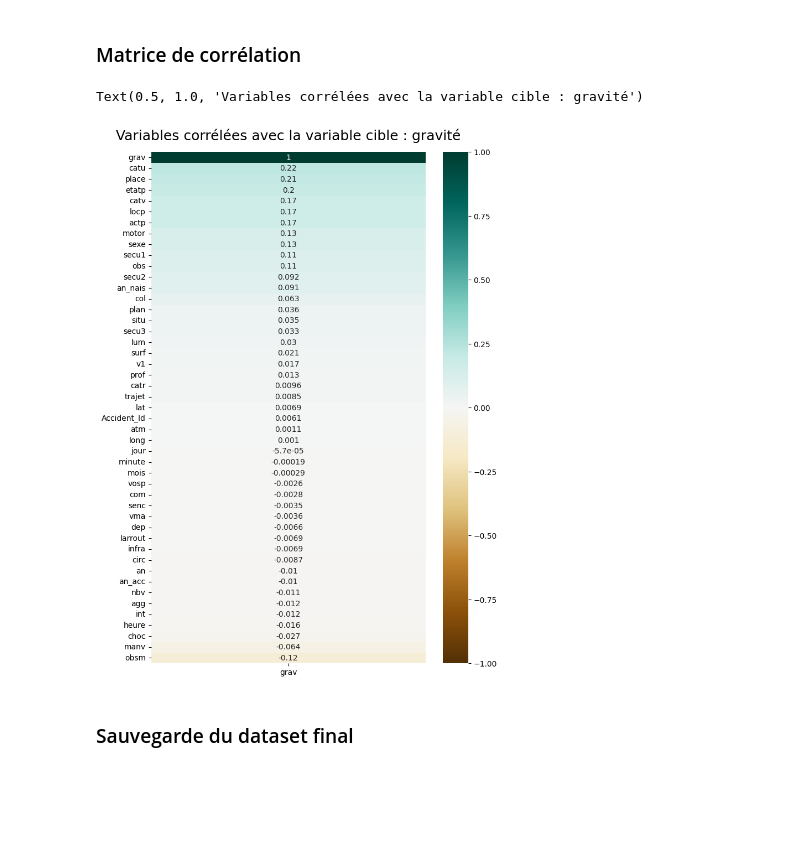
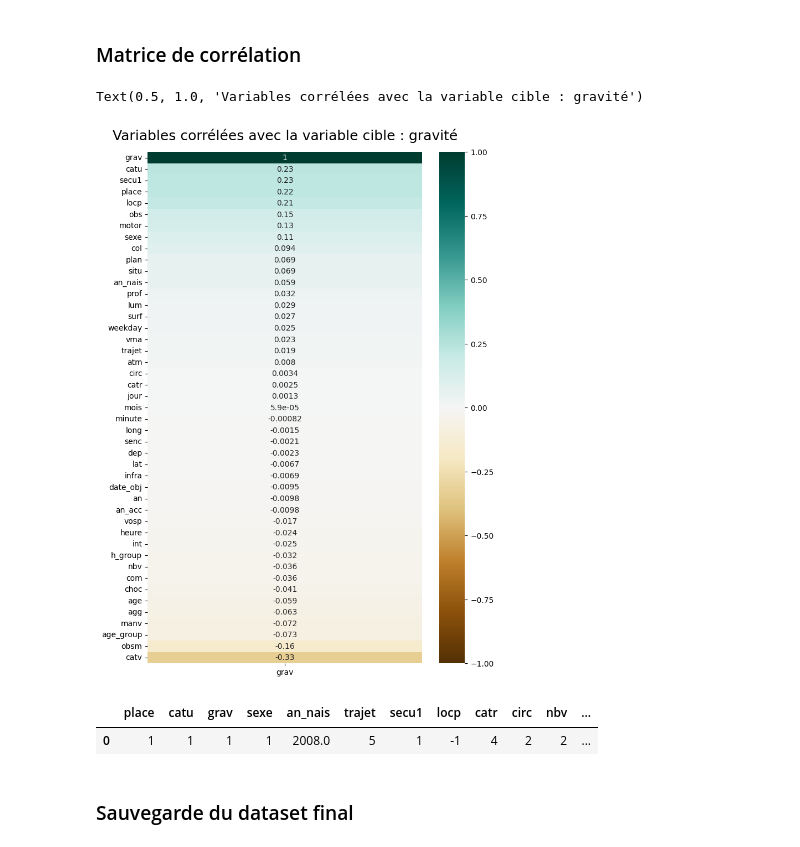
Before and after one commit to Nujadn/accident_route, a Jupyter notebook: brouillon.ipynb, the cells around one changed output. Saved outputs shown, nothing was run; the diff lists cells and outputs as text; code cells hidden in the pictures; blank space fills up the shorter version.

```diff
--- a/brouillon.ipynb
+++ b/brouillon.ipynb
@@ -587,0 +219,6 @@ df_bis = df_bis.drop(['Num_Acc', "id_usager", 'num_veh'], axis=1)
+# %%
+df['date_obj'] = pd.to_datetime(df['an'].astype(str) + '-' + df['mois'].astype(str) + '-' + df['jour'].astype(str))
+
+df['weekday'] = df['date_obj'].apply(lambda x: x.weekday())
+
+df.head()
@@ -587,0 +345,8 @@ df_bis = df_bis.drop(['Num_Acc', "id_usager", 'num_veh'], axis=1)
+# %%
+# présence ou absence de système de sécurité
+df['secu1'] = df['secu1'].replace([1, 2, 3, 4, 5, 6, 7, 9], 1)  # présence
+
+df['secu1'] = df['secu1'].replace([0, 8], 2)                    # absence
+df['secu1'] = df['secu1'].mask(df['catv'] < 0, 2)
+
+df.secu1.value_counts()
@@ -587,0 +368,5 @@ df_bis = df_bis.drop(['Num_Acc', "id_usager", 'num_veh'], axis=1)
+# %%
+# place : place occupé dans le transport
+
+# La variable "-1" correspond à "non concerné" et sont constitués de 25 lignes. Elles sont donc supprimés.
+df = df.loc[df['place'] >= 1]
@@ -587,0 +390,17 @@ df_bis = df_bis.drop(['Num_Acc', "id_usager", 'num_veh'], axis=1)
+# %%
+df.grav = df.grav.astype(str)
+df.grav = [value.replace("-1", "1") for value in df["grav"]]
+
+# regroupement de tué, blessé hospitalisé et blessé léger ensemble
+df.grav = [value.replace("3", "2") for value in df["grav"]]
+df.grav = [value.replace("4", "2") for value in df["grav"]]
+
+df.grav = [value.replace("1", "0") for value in df["grav"]]
+df.grav = [value.replace("2", "1") for value in df["grav"]]
+df.grav = df.grav.astype(int)
+
+print(df.grav.value_counts())
+
+print("")
+print("Variables d'origines :", "1 – Indemne, 2 – Tué, 3 – Blessé hospitalisé, 4 – Blessé léger")
+print("Nouvelles variables  :", "1 – Accident sans gravité, 2 – Accident avec gravité")
@@ -589,14 +416,19 @@ df_bis = df_bis.drop(['Num_Acc', "id_usager", 'num_veh'], axis=1)
 ### Matrice de corrélation
 # %%
 # corrélation avec la variable cible
-sorted_corrs_t = df_bis.corr()['grav'].abs().sort_values(ascending=False)
+sorted_corrs_t = df.corr()['grav'].abs().sort_values(ascending=False)
 sorted_corrs_t
 
 plt.figure(figsize=(8, 12))
-heatmap = sns.heatmap(df_bis.corr()[['grav']].sort_values(by='grav',
+heatmap = sns.heatmap(df.corr()[['grav']].sort_values(by='grav',
                                                                    ascending=False), vmin=-1, vmax=1, annot=True,
                       cmap='BrBG')
 heatmap.set_title('Variables corrélées avec la variable cible : gravité', fontdict={'fontsize':18}, pad=16)
 # %% [output]
 Text(0.5, 1.0, 'Variables corrélées avec la variable cible : gravité')
-[figure, old version]
+[figure, new version]
+# %%
+df.head(1)
+# %% [output]
+|  | place | catu | grav | sexe | an_nais | trajet | secu1 | locp | catr | circ | nbv | ... |
+| 0 | 1 | 1 | 1 | 1 | 2008.0 | 5 | 1 | -1 | 4 | 2 | 2 | ... |
```
Also changed, not shown: parts of 94 cells of this notebook, 4 other files.
